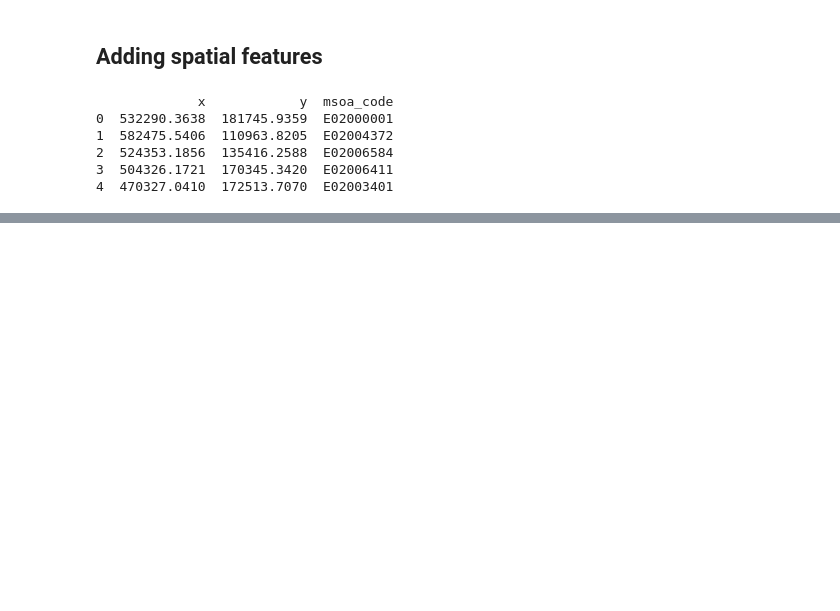
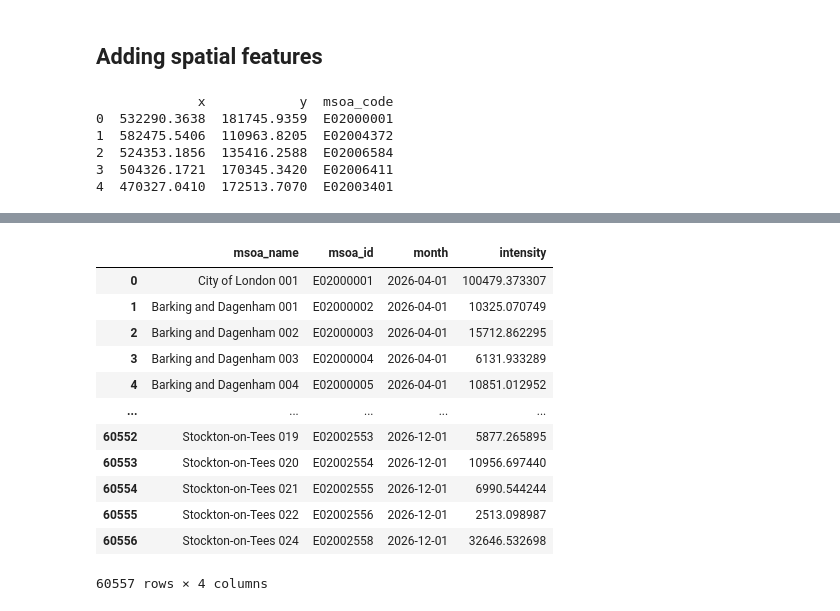
Before and after one commit to rostyslav-bilous/TUe-Multi-Disciplinary-CBL, a Jupyter notebook: notebooks/regression test.ipynb, the cells around one changed output, grey strips where cells are left out. Cells and saved outputs as stored; diff of their text form; code cells hidden in the pictures; blank space fills up the shorter version.

```diff
--- a/notebooks/regression test.ipynb
+++ b/notebooks/regression test.ipynb
@@ -1485,0 +1564,16 @@ intensity_forecast_12m
+# %%
+intensity_forecast_12m.head(60557)
+# %% [output]
+|  | msoa_name | msoa_id | month | intensity |
+| 0 | City of London 001 | E02000001 | 2026-04-01 | 100479.373307 |
+| 1 | Barking and Dagenham 001 | E02000002 | 2026-04-01 | 10325.070749 |
+| 2 | Barking and Dagenham 002 | E02000003 | 2026-04-01 | 15712.862295 |
+| 3 | Barking and Dagenham 003 | E02000004 | 2026-04-01 | 6131.933289 |
+| 4 | Barking and Dagenham 004 | E02000005 | 2026-04-01 | 10851.012952 |
+| ... | ... | ... | ... | ... |
+| 60552 | Stockton-on-Tees 019 | E02002553 | 2026-12-01 | 5877.265895 |
+| 60553 | Stockton-on-Tees 020 | E02002554 | 2026-12-01 | 10956.697440 |
+| 60554 | Stockton-on-Tees 021 | E02002555 | 2026-12-01 | 6990.544244 |
+| 60555 | Stockton-on-Tees 022 | E02002556 | 2026-12-01 | 2513.098987 |
+| 60556 | Stockton-on-Tees 024 | E02002558 | 2026-12-01 | 32646.532698 |
+60557 rows × 4 columns
```
Also changed, not shown: parts of 28 cells of this notebook.
